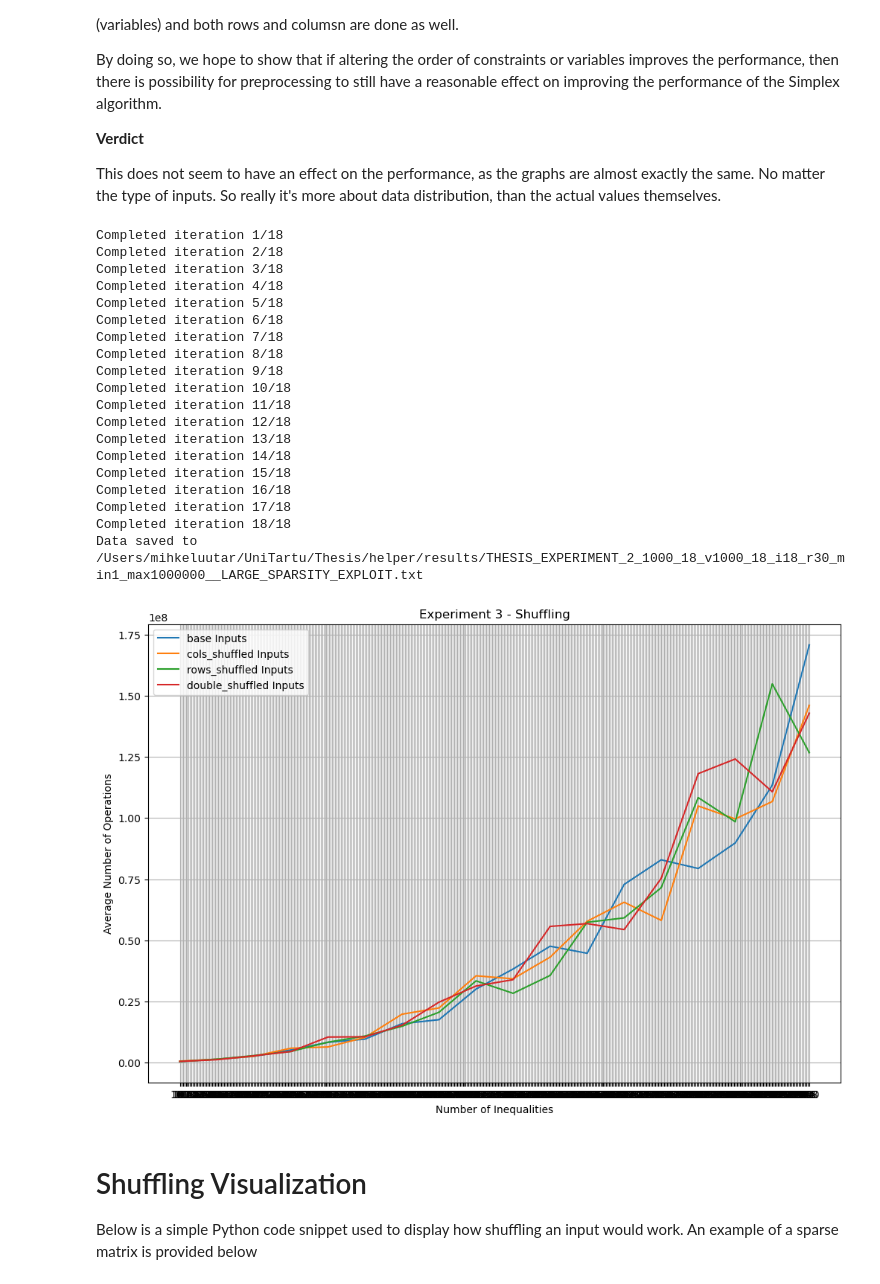
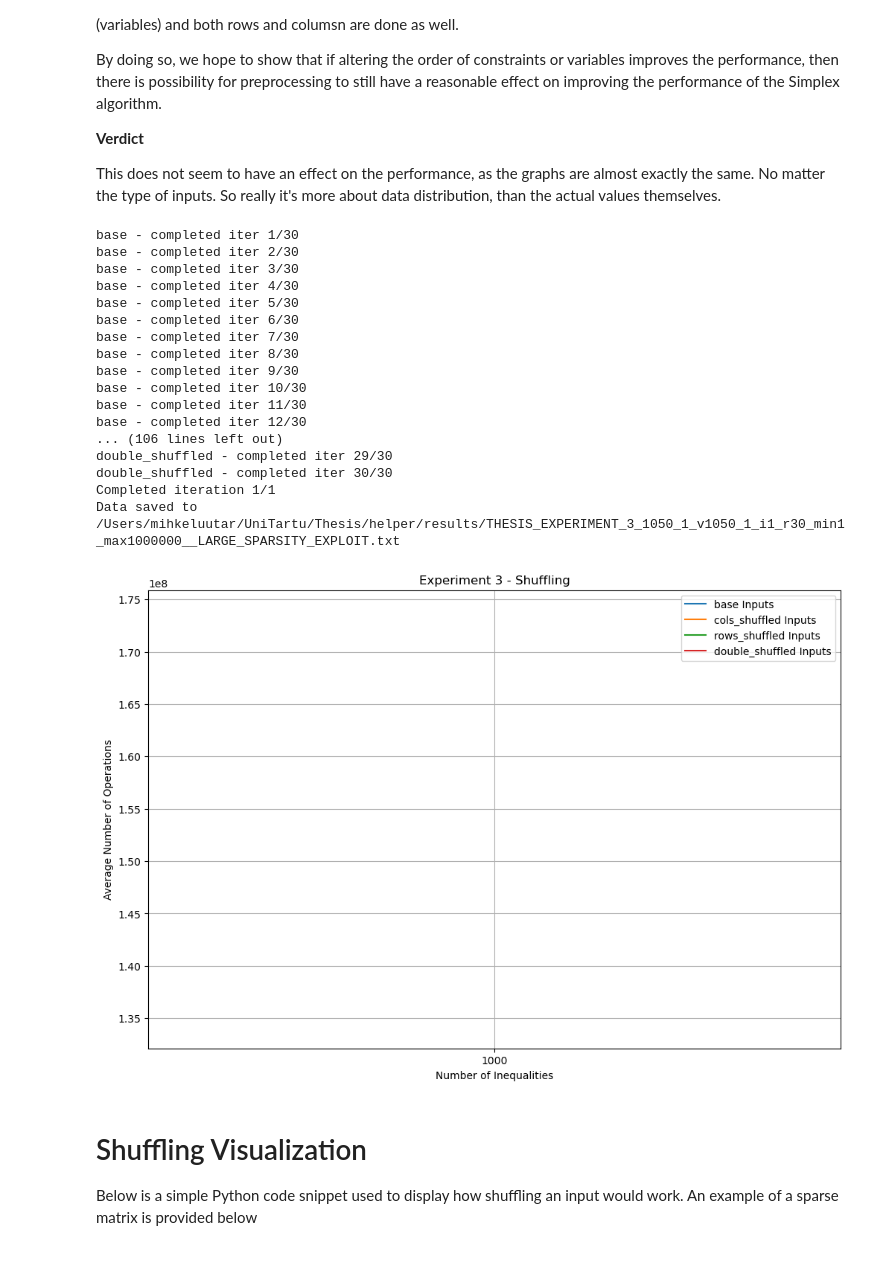
Before and after one commit to mihkeluutar/simplex-practical-experiments, a Jupyter notebook: thesis_experiments.ipynb, the cells around one changed output. Cells and saved outputs as stored; diff of their text form; code cells hidden in the pictures.

```diff
--- a/thesis_experiments.ipynb
+++ b/thesis_experiments.ipynb
@@ -104,17 +104,22 @@ avg_operations = {input_type: [] for input_type in input_generation_functions.ke
 num_constraints = []
 
 # Main experiment data
-constraints_n, variables_n = 10, 10   # Initial values
-max_iterations = 21
-number_of_runs_for_iteration = 2000 # <- 2000 means less than 1% deviation from the average of 100K runs.
+constraints_n, variables_n = 950, 950   # Initial values
+max_iterations = 2
+number_of_runs_for_iteration = 30 # <- 2000 means less than 1% deviation from the average of 100K runs.
 min_value = 1
 max_value = 1000000
-step = 1
+step = 50
 sparsity_rate = 0.5  # In addtion to the sparse_30 and sparse_70 runs
 
 # Text variables for recognizing the saved file. Set as "" to not use them.
-file_prefix = 'THESIS_EXP_1'
-file_suffix = 'RERUN'
+file_prefix = 'Experiment1_MULTIPART'
+file_suffix = 'LARGE_RERUN'
+# DONE
+# 100-350
+# 400 - 550
+# 600 - 650
+# 600 - 900
 
 
 # Pregenerating primes and pseudoprimes to minimize computational strain.
@@ -158,10 +163,10 @@ for iteration in range(max_iterations):
                 for key in counts.keys():
                     counts_total[key] += counts[key]
             except Exception as e:
-                # print(f"{input_type} input generation or processing failed: {e}")
+                print(f"{input_type} input generation or processing failed: {e}")
                 pass
-            if iter_count % 5 == 0:
-                # print(f'{iteration+1}/{max_iterations} - vars: {variables_n}, cnst: {constraints_n}; iter_count={iter_count}/{number_of_runs_for_iteration}')
+            if iter_count % 1 == 0:
+                print(f'{iteration+1}/{max_iterations} - vars: {variables_n}, cnst: {constraints_n}; iter_count={iter_count}/{number_of_runs_for_iteration}')
                 pass
             iter_count += 1
 
@@ -350,8 +367,8 @@ num_constraints = []
 
 # Main experiment parameters
 # Step 50, const 100 and max_iter 18 for 100-1000 inequalities.
-constraints_n, variables_n = 100, 100   # Initial values
-max_iterations = 18
+constraints_n, variables_n = 1000, 1000   # Initial values
+max_iterations = 1
 number_of_runs_for_iteration = 30  # <- 2000 means less than 1% deviation from the average of 100K runs.
 min_value = 1
 max_value = 1000000
@@ -369,6 +386,7 @@ for iteration in range(max_iterations):
     for input_type, gen_func in input_generation_functions.items():
         counts_total = {'comparisons': 0, 'assignments': 0, 'arithmetic': 0, 'accesses': 0, 'func_calls': 0}
 
+        iter = 1
         for _ in range(number_of_runs_for_iteration):
             try:
                 A, b, c = gen_func(constraints_n, variables_n, min_value, max_value)
@@ -390,56 +408,57 @@ for iteration in range(max_iterations):
             except Exception as e:
                 #print(f"{input_type} input generation or processing failed: {e}")
                 pass
+
+            print(f'{input_type} - completed iter {iter}/{number_of_runs_for_iteration}')
+            iter += 1
 
         # Correctly update the average operations for this input type
         # Calculate average for each operation type
         avg_operations_per_type = {key: total / number_of_runs_for_iteration for key, total in counts_total.items()}
         # Calculate the overall average for this input type and iteration
         avg_operations[input_type].append(np.mean(list(avg_operations_per_type.values())))
 
     num_constraints.append(constraints_n)
     constraints_n += step
     variables_n += step
     print(f'Completed iteration {counter}/{max_iterations}')
     counter += 1
 
 save_results(constraints_n, variables_n, max_iterations, number_of_runs_for_iteration, min_value, max_value, avg_operations, file_prefix, file_suffix)
 
 # Plotting
 plt.figure(figsize=(12, 8))
 for input_type in avg_operations:
     plt.plot(num_constraints, avg_operations[input_type], label=f'{input_type} Inputs')
 
 plt.xlabel('Number of Inequalities')
 plt.ylabel('Average Number of Operations')
 plt.title('Experiment 3 - Shuffling')
 plt.legend()
 plt.grid(True)
 
 plt.xticks(range(min(num_constraints), max(num_constraints) + 1, 2))  # Only use actual datapoints
 
 plt.show()
 # %% [output]
-Completed iteration 1/18
-Completed iteration 2/18
-Completed iteration 3/18
-Completed iteration 4/18
-Completed iteration 5/18
-Completed iteration 6/18
-Completed iteration 7/18
-Completed iteration 8/18
-Completed iteration 9/18
-Completed iteration 10/18
-Completed iteration 11/18
-Completed iteration 12/18
-Completed iteration 13/18
-Completed iteration 14/18
-Completed iteration 15/18
-Completed iteration 16/18
-Completed iteration 17/18
-Completed iteration 18/18
-Data saved to /Users/mihkeluutar/UniTartu/Thesis/helper/results/THESIS_EXPERIMENT_2_1000_18_v1000_18_i18_r30_min1_max1000000__LARGE_SPARSITY_EXPLOIT.txt
+base - completed iter 1/30
+base - completed iter 2/30
+base - completed iter 3/30
+base - completed iter 4/30
+base - completed iter 5/30
+base - completed iter 6/30
+base - completed iter 7/30
+base - completed iter 8/30
+base - completed iter 9/30
+base - completed iter 10/30
+base - completed iter 11/30
+base - completed iter 12/30
+... (106 lines left out)
+double_shuffled - completed iter 29/30
+double_shuffled - completed iter 30/30
+Completed iteration 1/1
+Data saved to /Users/mihkeluutar/UniTartu/Thesis/helper/results/THESIS_EXPERIMENT_3_1050_1_v1050_1_i1_r30_min1_max1000000__LARGE_SPARSITY_EXPLOIT.txt
-[figure, old version]
+[figure, new version]
 # %% [markdown]
 # Shuffling Visualization
 
```
Also changed, not shown: parts of 5 cells of this notebook, 55 other files.
